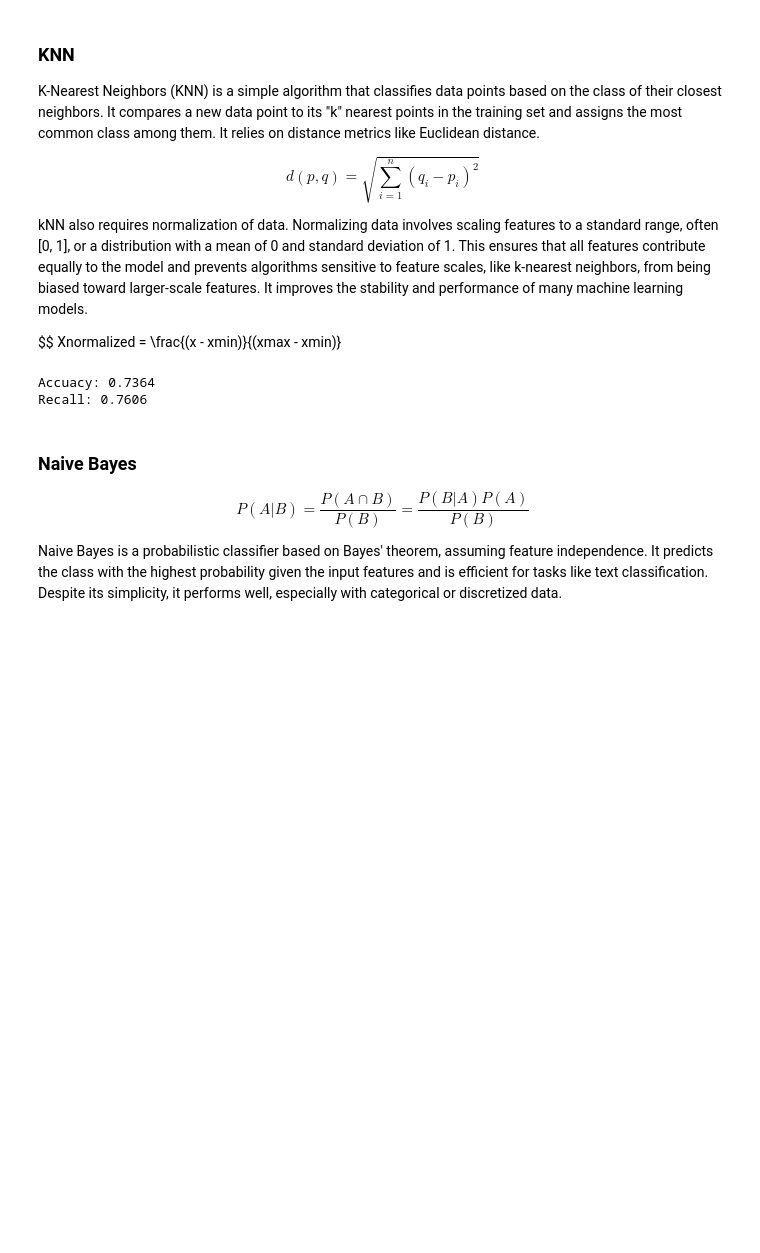
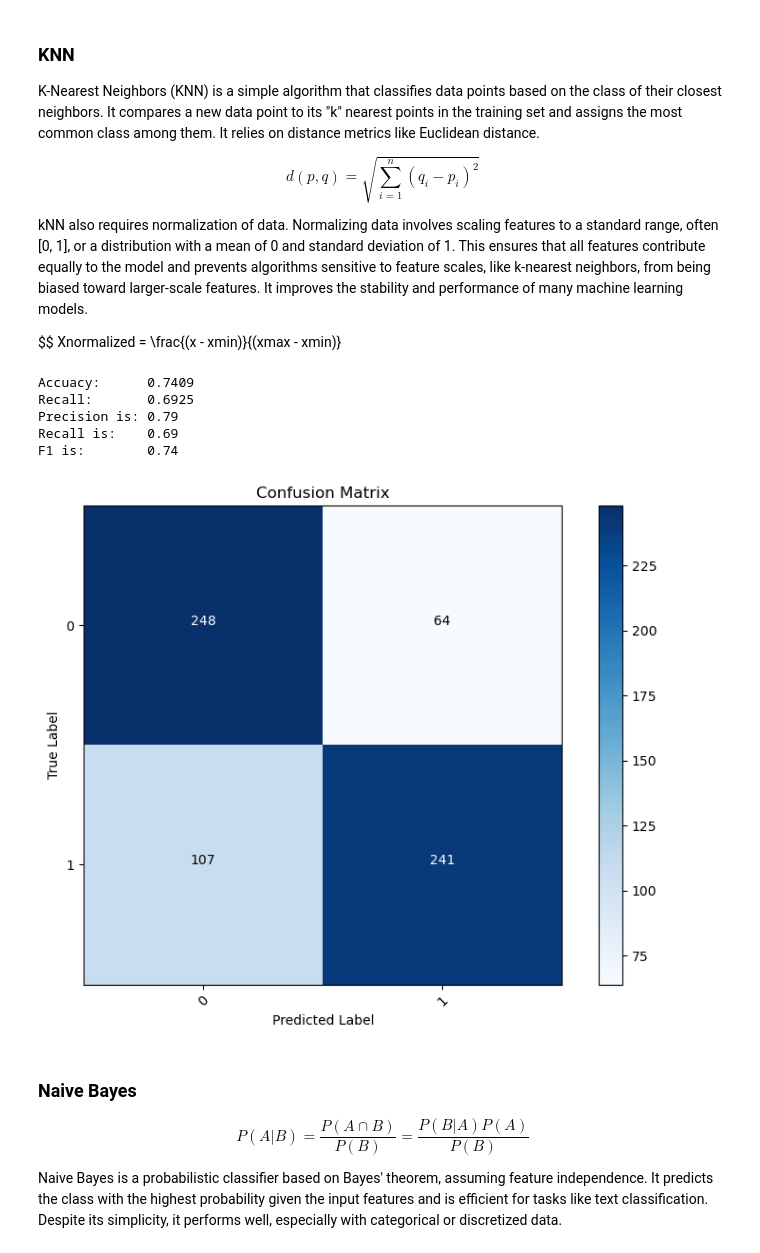
Before and after one commit to TommyD-GU/CPSC322finalProject, a Jupyter notebook: technicalreport.ipynb, the cells around one changed output. Cells and saved outputs as stored; diff of their text form; code cells hidden in the pictures; blank space fills up the shorter version.

```diff
--- a/technicalreport.ipynb
+++ b/technicalreport.ipynb
@@ -158,13 +151,24 @@ knn.fit(X_train, y_train)
 knn_y_pred = knn.predict(X_test)
 # %%
 acc = utils.compute_accuracy(knn_y_pred, y_test)
-print(f'Accuacy: {acc:.4f}')
+print(f'Accuacy:      {acc:.4f}')
 
 recall = utils.compute_recall(knn_y_pred, y_test, positive_label=1)
-print(f'Recall: {recall:.4f}')
+print(f'Recall:       {recall:.4f}')
+
+precision, recall, f1 = utils.calculate_precision_recall_f1(y_test, knn_y_pred)
+print(f'Precision is: {precision:.2f}')
+print(f'Recall is:    {recall:.2f}')
+print(f'F1 is:        {f1:.2f}')
+
+utils.plot_confusion_matrix(y_test, knn_y_pred, labels=[0, 1])
 # %% [output]
-Accuacy: 0.7364
-Recall: 0.7606
+Accuacy:      0.7409
+Recall:       0.6925
+Precision is: 0.79
+Recall is:    0.69
+F1 is:        0.74
+[figure, added]
 # %% [markdown]
 ### Naive Bayes
 
```
Also changed, not shown: parts of 17 cells of this notebook, 2 other files.
